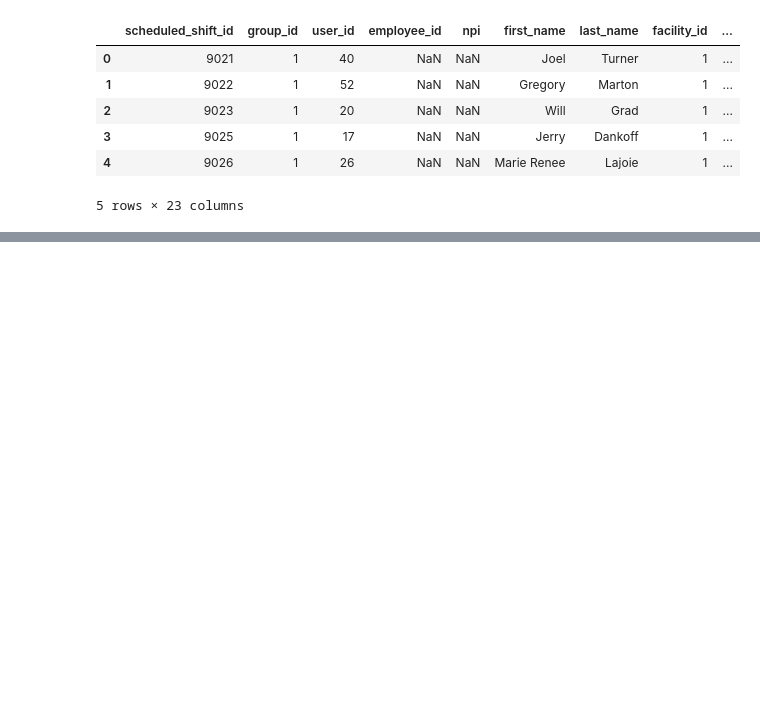
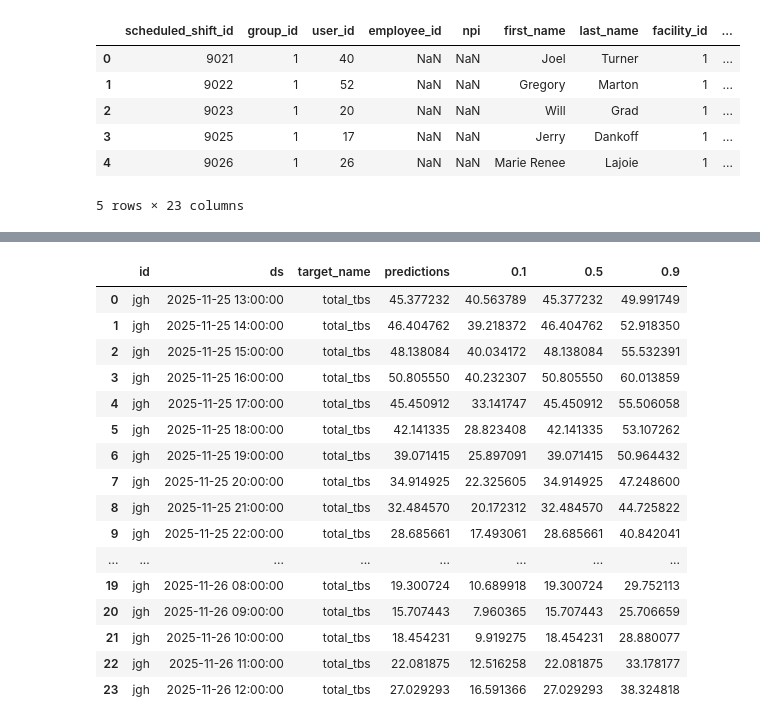
Before and after one commit to drdevinhopkins/ed-flow-2023, a Jupyter notebook: notebooks/25-11-25.ipynb, the cells around one changed output, grey strips where cells are left out. Saved outputs shown, nothing was run; the diff lists cells and outputs as text; code cells hidden in the pictures; blank space fills up the shorter version.

```diff
--- a/notebooks/25-11-25.ipynb
+++ b/notebooks/25-11-25.ipynb
@@ -57,0 +330,88 @@ all_shifts_df.
+# %%
+df = pd.read_csv('https://www.dropbox.com/scl/fi/s83jig4zews1xz7vhezui/allDataWithCalculatedColumns.csv?rlkey=9mm4zwaugxyj2r4ooyd39y4nl&raw=1')
+df.ds = pd.to_datetime(df.ds, errors="coerce")
+df['id']='jgh'
+
+ID_COL = "id"
+TS_COL = "ds"
+TARGETS = ['total_tbs']
+
+df = df.copy()
+df[TS_COL] = pd.to_datetime(df[TS_COL], errors="coerce")
+df = df.dropna(subset=[TS_COL])
+
+# Snap to exact hours (lowercase 'h' to avoid FutureWarning)
+df[TS_COL] = df[TS_COL].dt.floor("h")
+
+# Sort + dedupe
+df = df.sort_values([ID_COL, TS_COL]).drop_duplicates([ID_COL, TS_COL], keep="last")
+
+def regularize_hourly(g: pd.DataFrame) -> pd.DataFrame:
+    """
+    Reindex each group's timestamps to strict hourly and fill gaps.
+    Works whether the grouping column is present or omitted (include_groups=False).
+    """
+    # The group key (id) is available as g.name; if ID_COL exists, prefer it.
+    sid = g[ID_COL].iloc[0] if ID_COL in g.columns else g.name
+
+    g = g.sort_values(TS_COL)
+    full_idx = pd.date_range(g[TS_COL].min(), g[TS_COL].max(), freq="h")
+    g = g.set_index(TS_COL).reindex(full_idx)
+    g.index.name = TS_COL
+
+    # restore id (constant for the whole group)
+    g[ID_COL] = sid
+
+    # numeric + fill for targets
+    for col in TARGETS:
+        if col in g.columns:
+            g[col] = pd.to_numeric(g[col], errors="coerce").ffill().bfill()
+    return g.reset_index()
+
+# Call apply with include_groups=False if supported; else fall back
+gb = df.groupby(ID_COL, group_keys=False)
+try:
+    df = gb.apply(regularize_hourly, include_groups=False)
+except TypeError:
+    # older pandas without include_groups
+    df = gb.apply(regularize_hourly)
+
+# Assert truly hourly (accept 'h' and 'H')
+g = df[df[ID_COL] == "jgh"].sort_values(TS_COL)
+freq = pd.infer_freq(g[TS_COL])
+if not freq:
+    raise ValueError("No inferable frequency after regularization.")
+if to_offset(freq).name.lower() != "h":
+    # extra check independent of infer_freq
+    diffs = g[TS_COL].diff().dropna()
+    bad = g.loc[diffs != pd.Timedelta(hours=1), TS_COL].head(10).tolist()
+    raise ValueError(f"Non-1h gaps remain around: {bad}")
+
+# Predict
+pred_df = pipeline.predict_df(
+    df,
+    prediction_length=24,
+    quantile_levels=[0.1, 0.5, 0.9],
+    id_column=ID_COL,
+    timestamp_column=TS_COL,
+    target=TARGETS,
+)
+pred_df
+# %% [output]
+|  | id | ds | target_name | predictions | 0.1 | 0.5 | 0.9 |
+| 0 | jgh | 2025-11-25 13:00:00 | total_tbs | 45.377232 | 40.563789 | 45.377232 | 49.991749 |
+| 1 | jgh | 2025-11-25 14:00:00 | total_tbs | 46.404762 | 39.218372 | 46.404762 | 52.918350 |
+| 2 | jgh | 2025-11-25 15:00:00 | total_tbs | 48.138084 | 40.034172 | 48.138084 | 55.532391 |
+| 3 | jgh | 2025-11-25 16:00:00 | total_tbs | 50.805550 | 40.232307 | 50.805550 | 60.013859 |
+| 4 | jgh | 2025-11-25 17:00:00 | total_tbs | 45.450912 | 33.141747 | 45.450912 | 55.506058 |
+| 5 | jgh | 2025-11-25 18:00:00 | total_tbs | 42.141335 | 28.823408 | 42.141335 | 53.107262 |
+| 6 | jgh | 2025-11-25 19:00:00 | total_tbs | 39.071415 | 25.897091 | 39.071415 | 50.964432 |
+| 7 | jgh | 2025-11-25 20:00:00 | total_tbs | 34.914925 | 22.325605 | 34.914925 | 47.248600 |
+| 8 | jgh | 2025-11-25 21:00:00 | total_tbs | 32.484570 | 20.172312 | 32.484570 | 44.725822 |
+| 9 | jgh | 2025-11-25 22:00:00 | total_tbs | 28.685661 | 17.493061 | 28.685661 | 40.842041 |
+| ... | ... | ... | ... | ... | ... | ... | ... |
+| 19 | jgh | 2025-11-26 08:00:00 | total_tbs | 19.300724 | 10.689918 | 19.300724 | 29.752113 |
+| 20 | jgh | 2025-11-26 09:00:00 | total_tbs | 15.707443 | 7.960365 | 15.707443 | 25.706659 |
+| 21 | jgh | 2025-11-26 10:00:00 | total_tbs | 18.454231 | 9.919275 | 18.454231 | 28.880077 |
+| 22 | jgh | 2025-11-26 11:00:00 | total_tbs | 22.081875 | 12.516258 | 22.081875 | 33.178177 |
+| 23 | jgh | 2025-11-26 12:00:00 | total_tbs | 27.029293 | 16.591366 | 27.029293 | 38.324818 |
```
Also changed, not shown: parts of 13 cells of this notebook, 3 other files.
